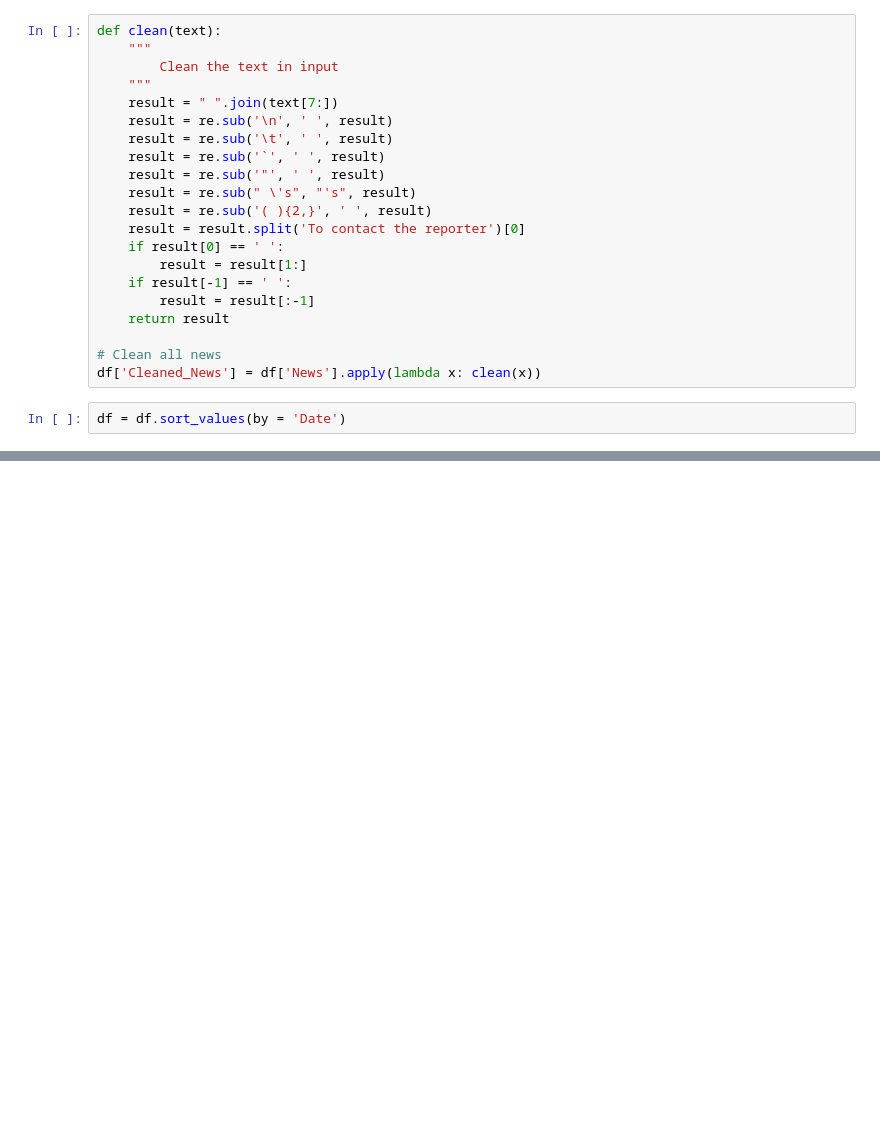
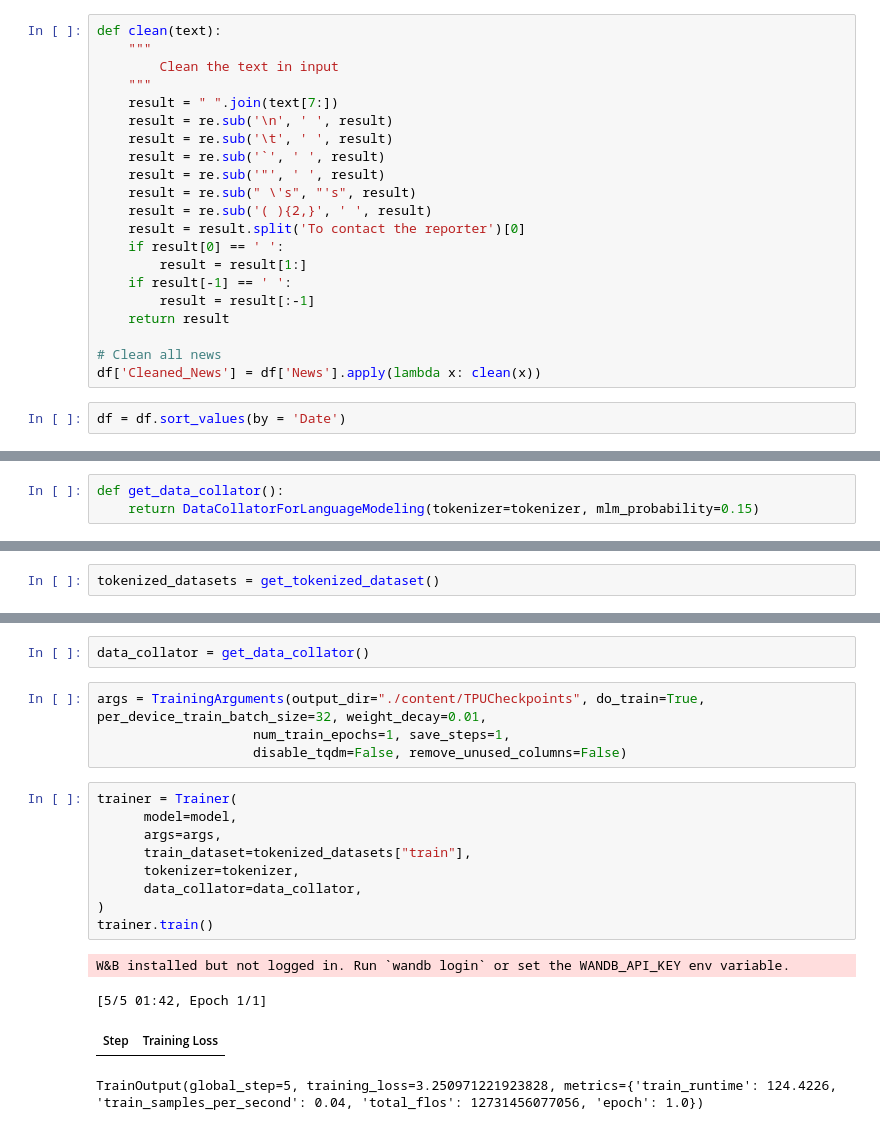
Before and after one commit to ahmedrachid/Financial-BERT, a Jupyter notebook: BERT.ipynb, the cells around one changed output, grey strips where cells are left out. Drawn from its saved outputs; the diff is of its cells as text; blank space fills up the shorter version.

```diff
--- a/BERT.ipynb
+++ b/BERT.ipynb
@@ -99,0 +243,3 @@ fig.show()
+# %%
+def get_data_collator():
+    return DataCollatorForLanguageModeling(tokenizer=tokenizer, mlm_probability=0.15)
@@ -99,0 +266,2 @@ fig.show()
+# %%
+tokenized_datasets = get_tokenized_dataset()
@@ -99,0 +272,20 @@ fig.show()
+# %%
+data_collator = get_data_collator()
+# %%
+args = TrainingArguments(output_dir="./content/TPUCheckpoints", do_train=True, per_device_train_batch_size=32, weight_decay=0.01,
+                    num_train_epochs=1, save_steps=1,
+                    disable_tqdm=False, remove_unused_columns=False)
+# %%
+trainer = Trainer(
+      model=model,
+      args=args,
+      train_dataset=tokenized_datasets["train"],
+      tokenizer=tokenizer,
+      data_collator=data_collator,
+)
+trainer.train()
+# %% [output]
+W&B installed but not logged in. Run `wandb login` or set the WANDB_API_KEY env variable.
+[5/5 01:42, Epoch 1/1]
+| Step | Training Loss |
+TrainOutput(global_step=5, training_loss=3.250971221923828, metrics={'train_runtime': 124.4226, 'train_samples_per_second': 0.04, 'total_flos': 12731456077056, 'epoch': 1.0})
```
Also changed, not shown: parts of 27 cells of this notebook.
